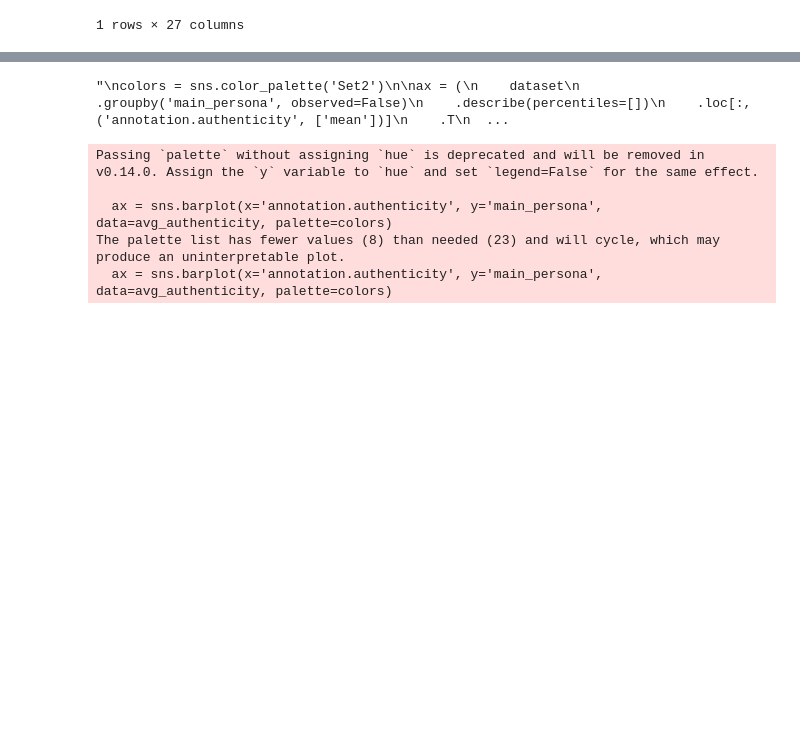
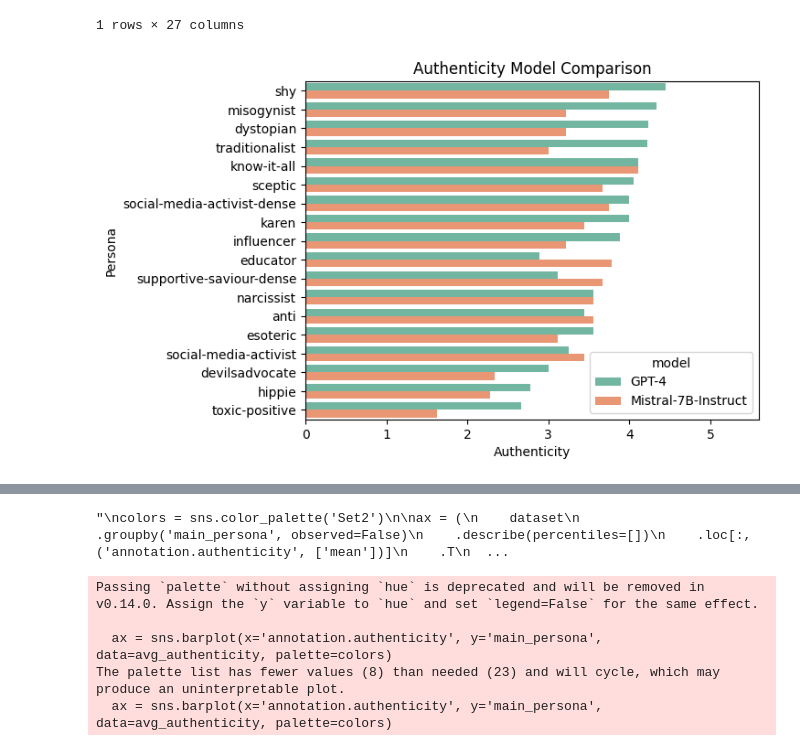
Before and after one commit to JanSt-nobot/TWON-Agents-RCS, a Jupyter notebook: experiments/RCS/0.1-Data-Processing.ipynb, the cells around one changed output, grey strips where cells are left out. Drawn from its saved outputs; the diff is of its cells as text; code cells hidden in the pictures; blank space fills up the shorter version.

```diff
--- a/experiments/RCS/0.1-Data-Processing.ipynb
+++ b/experiments/RCS/0.1-Data-Processing.ipynb
@@ -83,3 +91,22 @@ dataset[:1]
 | id |  |  |  |  |  |  |  |  | ... |
 | 822b4f075c5ec65e2dc04c8ff2aea5af4... | teenager_troll_language-youth_rad... | gpt-3.5-turbo | conservative | Biden’s set on taking away your c... | Environment | post by @anti_capitalist: oh no, ... | b1092f08-c67a-11ee-813a-28cfe9139b7b | 2024-02-08T13:07:55.354328 | ... |
 1 rows × 27 columns
+# %%
+# comparison between mistral and GPT-4
+mistral_samples = dataset[dataset['model'] == 'Mistral-7B-Instruct']
+gpt4_samples = dataset[(dataset['model'] == 'GPT-4') & (dataset['persona'].isin(mistral_samples['persona']))]
+mistral_gpt4_samples = pd.concat([mistral_samples, gpt4_samples])
+avg = mistral_gpt4_samples.groupby(['model', 'main_persona'])['annotation.authenticity'].mean().reset_index()
+avg = avg.sort_values(by='annotation.authenticity', ascending=False)
+# compare authenticity between mistral and GPT-4 depending on main_persona
+plot_name = 'bar_chart_authenticity_per_persona_mistralvGPT4'
+colors = sns.color_palette('Set2')
+ax = sns.barplot(y='main_persona', x='annotation.authenticity', hue='model', data=avg, palette=colors, errorbar=None)
+ax.set_xlim(0, 5.6)  # Set x-axis limit to 5
+ax.set_title('Authenticity Model Comparison')
+ax.set_ylabel('Persona')
+ax.set_xlabel('Authenticity')
+sns.move_legend(ax, "lower right")
+ax.get_figure().savefig(f'{OUT_PATH}/{plot_name}.language.model.auth.pdf', format="pdf", bbox_inches="tight")
+# %% [output]
+[figure, added]
```
Also changed, not shown: parts of 11 cells of this notebook, 5 other files.
